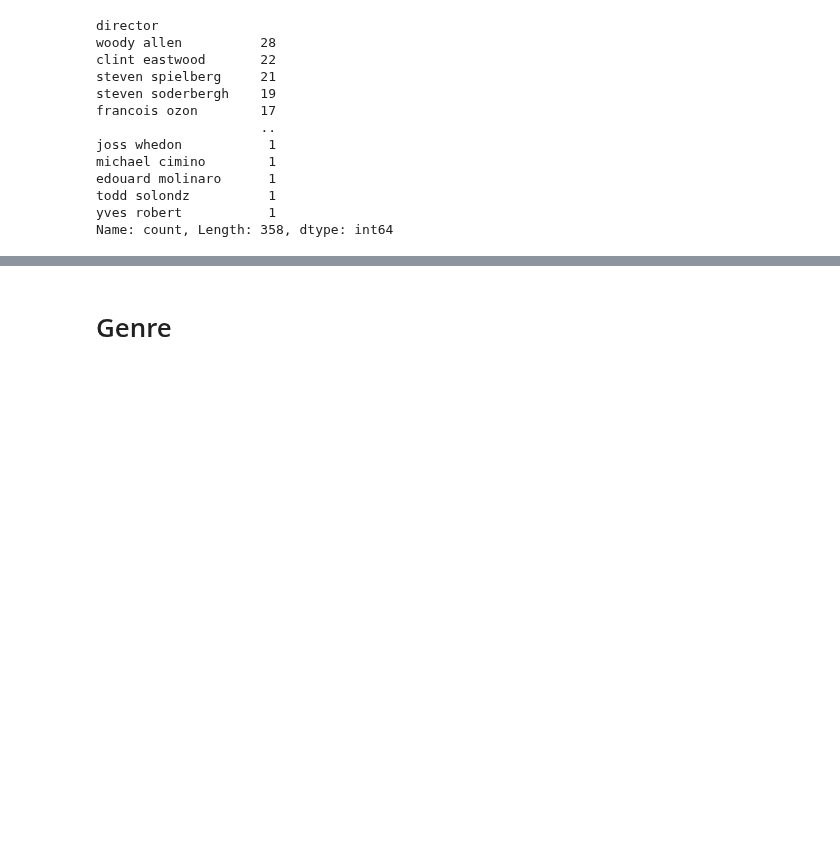
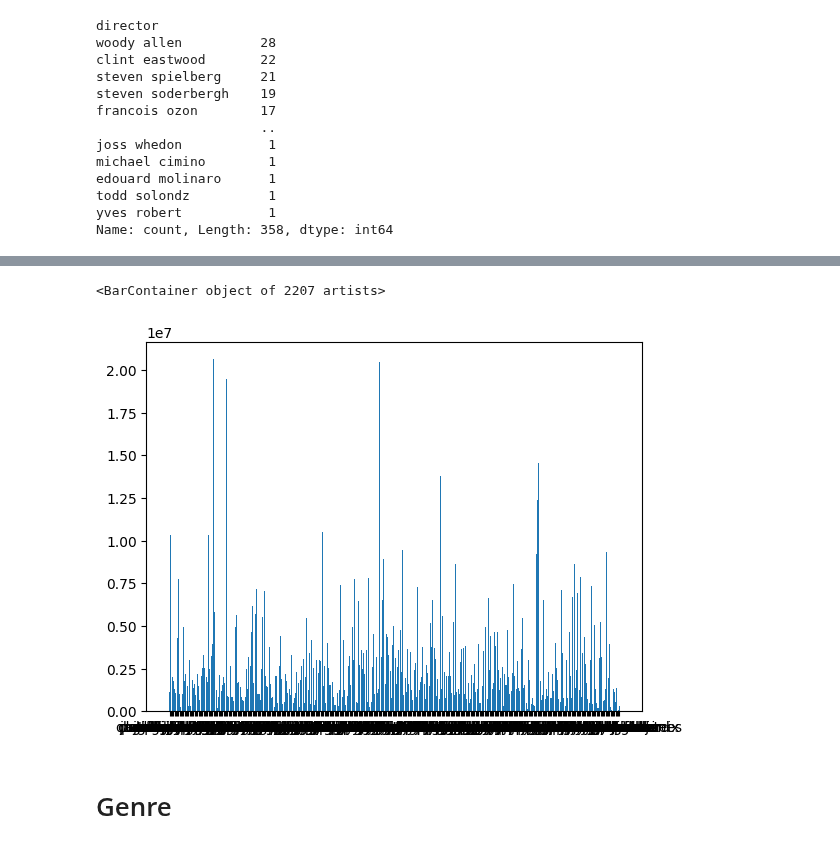
Before and after one commit to AFlo59/Brief_Popularity_Film, a Jupyter notebook: EDA_2/EDA.ipynb, the cells around one changed output, grey strips where cells are left out. Drawn from its saved outputs; the diff is of its cells as text; code cells hidden in the pictures; blank space fills up the shorter version.

Commit message:
analyse realisateur

```diff
--- a/EDA_2/EDA.ipynb
+++ b/EDA_2/EDA.ipynb
@@ -199,3 +175,11 @@ KeyError: 'director'
+# %%
+realisateur = df['director']
+total_spectator = df['total_spectator']
+
+plt.bar(realisateur, total_spectator)
+# %% [output]
+<BarContainer object of 2207 artists>
+[figure, added]
 # %% [markdown]
 # Genre
 # %%
```
Also changed, not shown: parts of 11 cells of this notebook, 1 other file.
